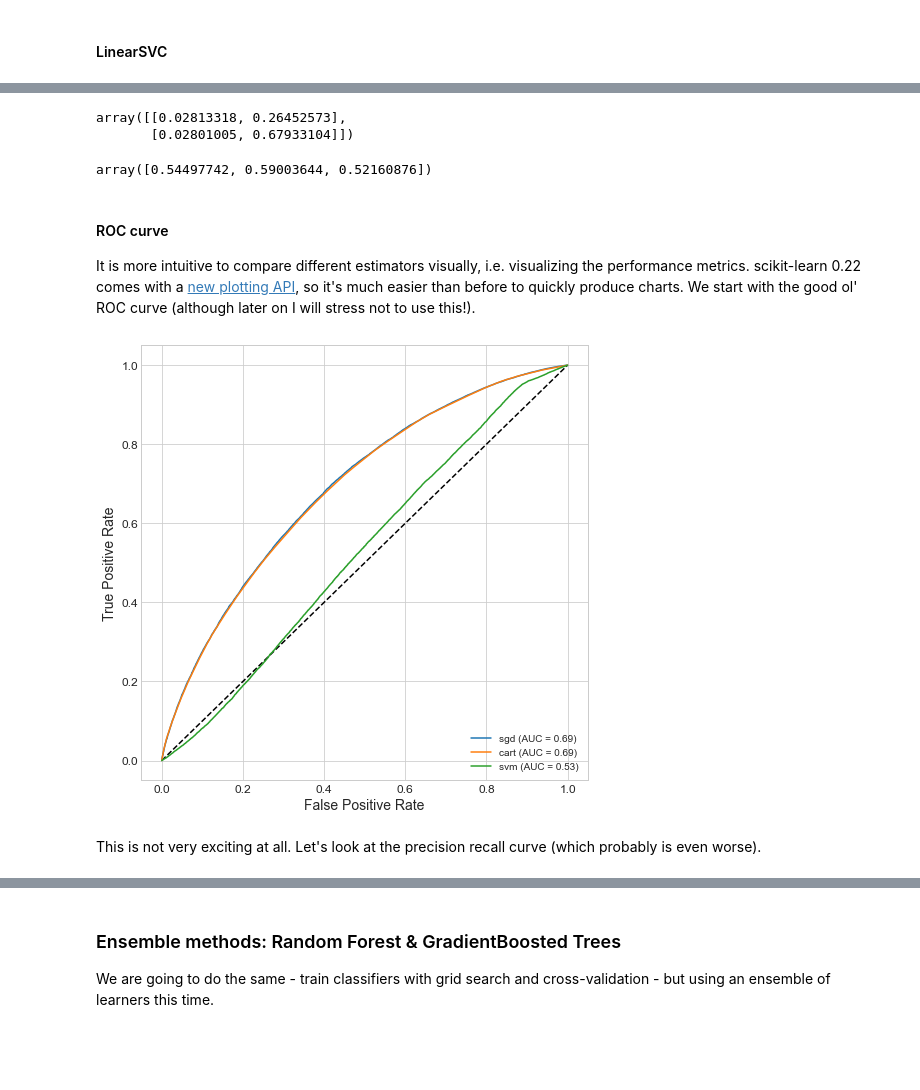
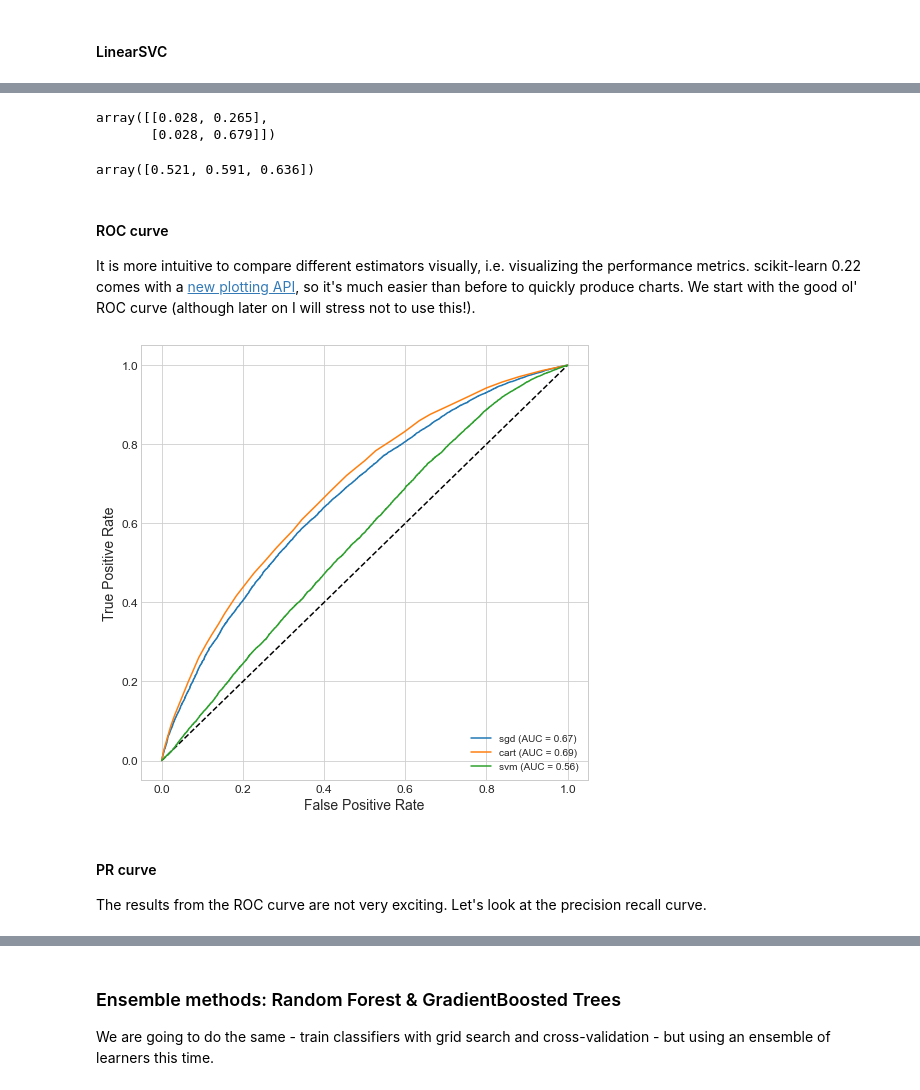
Before and after one commit to EAISI/application-project-nhs-proms, a Jupyter notebook: notebooks/4.0-modeling-classification.ipynb, the cells around one changed output, grey strips where cells are left out. Drawn from its saved outputs; the diff is of its cells as text; code cells hidden in the pictures; blank space fills up the shorter version.

```diff
--- a/notebooks/4.0-modeling-classification.ipynb
+++ b/notebooks/4.0-modeling-classification.ipynb
@@ -236,0 +221,16 @@ prep = ColumnTransformer(
+# %%
+# list of columns for convenience
+# https://stackoverflow.com/questions/54646709/sklearn-pipeline-get-feature-name-after-onehotencode-in-columntransformer
+X_train = prep.fit_transform(df_train)
+X_test = prep.fit_transform(df_test)
+X_columns = pd.Series(
+    age_band
+    + prep.named_transformers_["gender"]["onehot"].get_feature_names().tolist()
+    + comorb
+    + boolean
+    + eq5d
+    + categorical
+    + oks_questions()
+    + oks_score
+    + eq_vas
+)
@@ -250,5 +279,5 @@ sgd = Pipeline(
 sgd_parameters = {"sgd__max_iter": [10]} #, 100, 1000]}
 
 sgd_search = GridSearchCV(sgd, sgd_parameters, cv=5)
-sgd_search.fit(df_train, y_train_binary);
+_ = sgd_search.fit(df_train, y_train_binary)  # assign output of fit to dummy parameter to prevent printing in notebook
 # %% [output]
@@ -299,5 +311,5 @@ cart_parameters = {
 }
 
 cart_search = GridSearchCV(cart, cart_parameters, cv=5)
-cart_search.fit(df_train, y_train_binary);
+_ = cart_search.fit(df_train, y_train_binary);
 # %% [output]
@@ -343,5 +338,5 @@ svm = Pipeline(
         ("clf", LinearSVC(C=1, loss="hinge")),
     ]
 )
-svm.fit(df_train, y_train_binary);
+_ = svm.fit(df_train, y_train_binary);
 # %% [output]
@@ -367,31 +345,32 @@ Pipeline(steps=[('prep',
 # %%
-confusion_matrix(y_train_binary, svm.predict(df_train), normalize='all')
+confusion_matrix(y_train_binary, svm.predict(df_train), normalize='all').round(3)
 # %% [output]
-array([[0.02813318, 0.26452573],
-       [0.02801005, 0.67933104]])
+array([[0.028, 0.265],
+       [0.028, 0.679]])
 # %%
-cross_val_score(svm, df_train, y_train_binary, cv=3, scoring="roc_auc")
+cross_val_score(svm, df_train, y_train_binary, cv=3, scoring="roc_auc").round(3)
 # %% [output]
-array([0.54497742, 0.59003644, 0.52160876])
+array([0.521, 0.591, 0.636])
 # %% [markdown]
 #### ROC curve
 It is more intuitive to compare different estimators visually, i.e. visualizing the performance metrics. scikit-learn 0.22 comes with a [new plotting API](https://scikit-learn.org/stable/auto_examples/release_highlights/plot_release_highlights_0_22_0.html#sphx-glr-auto-examples-release-highlights-plot-release-highlights-0-22-0-py), so it's much easier than before to quickly produce charts. We start with the good ol' ROC curve (although later on I will stress not to use this!).
 # %%
 from sklearn.metrics import plot_roc_curve, plot_precision_recall_curve
 
 clfs = {
     "sgd": sgd_search.best_estimator_,
     "cart": cart_search.best_estimator_,
     "svm": svm,
 }
 
 fig_roc, ax_roc = plt.subplots(figsize=S)
 plt.plot([0, 1], [0, 1], 'k--')
 for k,v in clfs.items():
-    plot_roc_curve(v, df_train, y_train_binary, name=k, ax=ax_roc)
+    plot_roc_curve(v, df_test, y_test_binary, name=k, ax=ax_roc);
 # %% [output]
-[figure, old version]
+[figure, new version]
 # %% [markdown]
-This is not very exciting at all. Let's look at the precision recall curve (which probably is even worse).
+#### PR curve
+The results from the ROC curve are not very exciting. Let's look at the precision recall curve.
 # %%
 fig_prc, ax_prc = plt.subplots(figsize=S)
```
Also changed, not shown: parts of 52 cells of this notebook, 2 other files.
